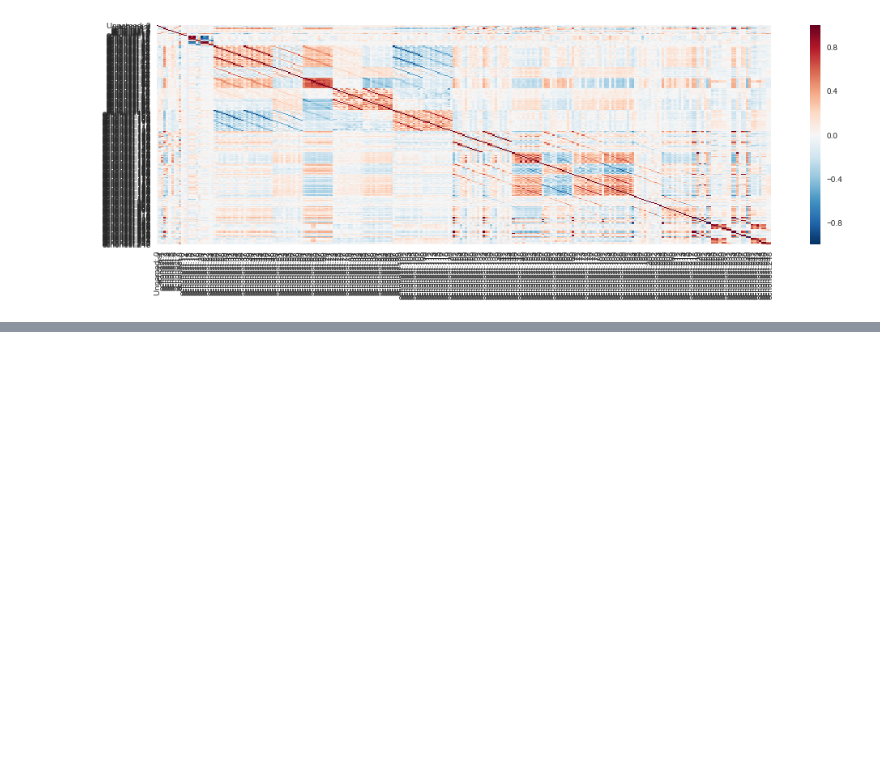
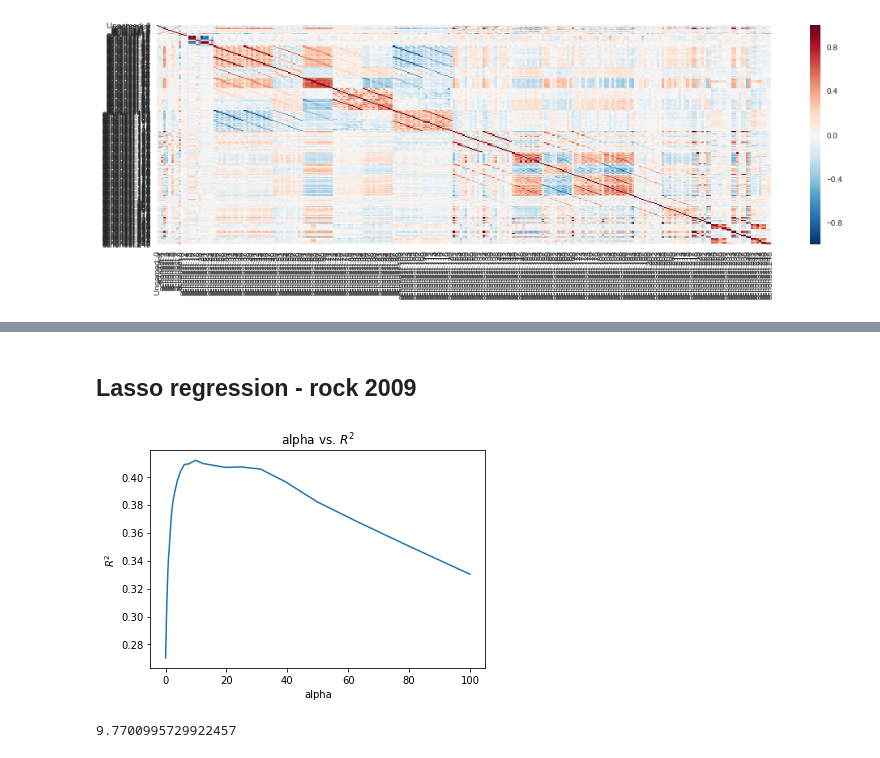
Before and after one commit to Columbia-Intro-Data-Science/python-introduction-kathyyli, a Jupyter notebook: DS project.ipynb, the cells around one changed output, grey strips where cells are left out. Cells and saved outputs as stored; diff of their text form; code cells hidden in the pictures; blank space fills up the shorter version.

Commit message:
DS project update - lasso for rock'

```diff
--- a/DS project.ipynb
+++ b/DS project.ipynb
@@ -275,0 +376,8 @@ sns.heatmap(corr,
+# %% [markdown]
+## Lasso regression - rock 2009
+# %%
+#lasso regression on select set of features - do feature selection
+#choose 2009
+rock_2009 = merged_echonest_data[(merged_echonest_data['genre_top'] == 'Rock') & (merged_echonest_data['album_release_year']=='2009')]
+electronic_2009 = merged_echonest_data[(merged_echonest_data['genre_top'] == 'Electronic') & (merged_echonest_data['album_release_year']=='2009')]
+hip_hop_2009 = merged_echonest_data[(merged_echonest_data['genre_top'] == 'Hip-Hop') & (merged_echonest_data['album_release_year']=='2009')]
@@ -275,0 +396,46 @@ sns.heatmap(corr,
+# %%
+from sklearn import preprocessing
+
+data_small = rock_2009.drop(variables_drop, axis=1).dropna()
+y = data_small['track_listens']
+X = data_small.drop('track_listens', axis=1)
+
+#normalize data
+scaler = preprocessing.StandardScaler()
+X_scaled = scaler.fit_transform(X)
+y_scaled = scaler.fit_transform(y)
+# %%
+from sklearn.linear_model import Lasso
+from sklearn.model_selection import train_test_split
+import matplotlib.pyplot as plt
+
+#set a range of alphas
+alphas = np.logspace(-8,2,100)
+scores = []
+
+#split data into training and testing data
+X_train, X_test, y_train, y_test = train_test_split(X_scaled, y, test_size=0.2, random_state=7)
+
+#iterate through alpha values and compute R^2, then plot; pick optimal alpha
+for alpha in alphas:
+    regr = Lasso(alpha=alpha)
+
+    #train the model using training data and record the score
+    regr.fit(X_train, y_train)
+
+    #record score
+    scores.append(regr.score(X_test, y_test))
+
+#plot alphas vs. scores
+plt.plot(alphas, scores)
+plt.xlabel('alpha')
+plt.ylabel('$R^2$')
+plt.title('alpha vs. $R^2$')
+plt.show()
+# %% [output]
+[figure, added]
+# %%
+alpha_best = alphas[scores.index(max(scores))]
+alpha_best
+# %% [output]
+9.7700995729922457
```
Also changed, not shown: parts of 18 cells of this notebook.
